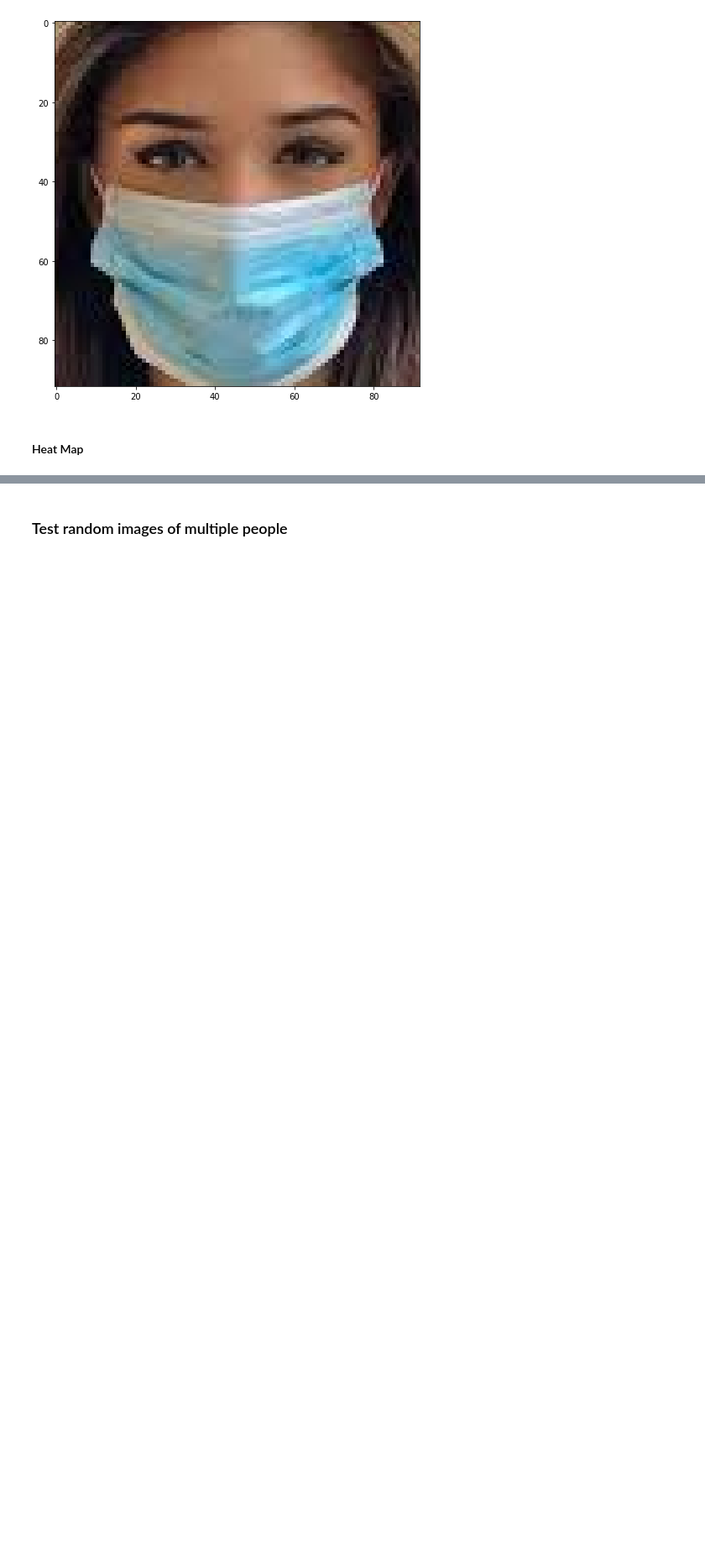
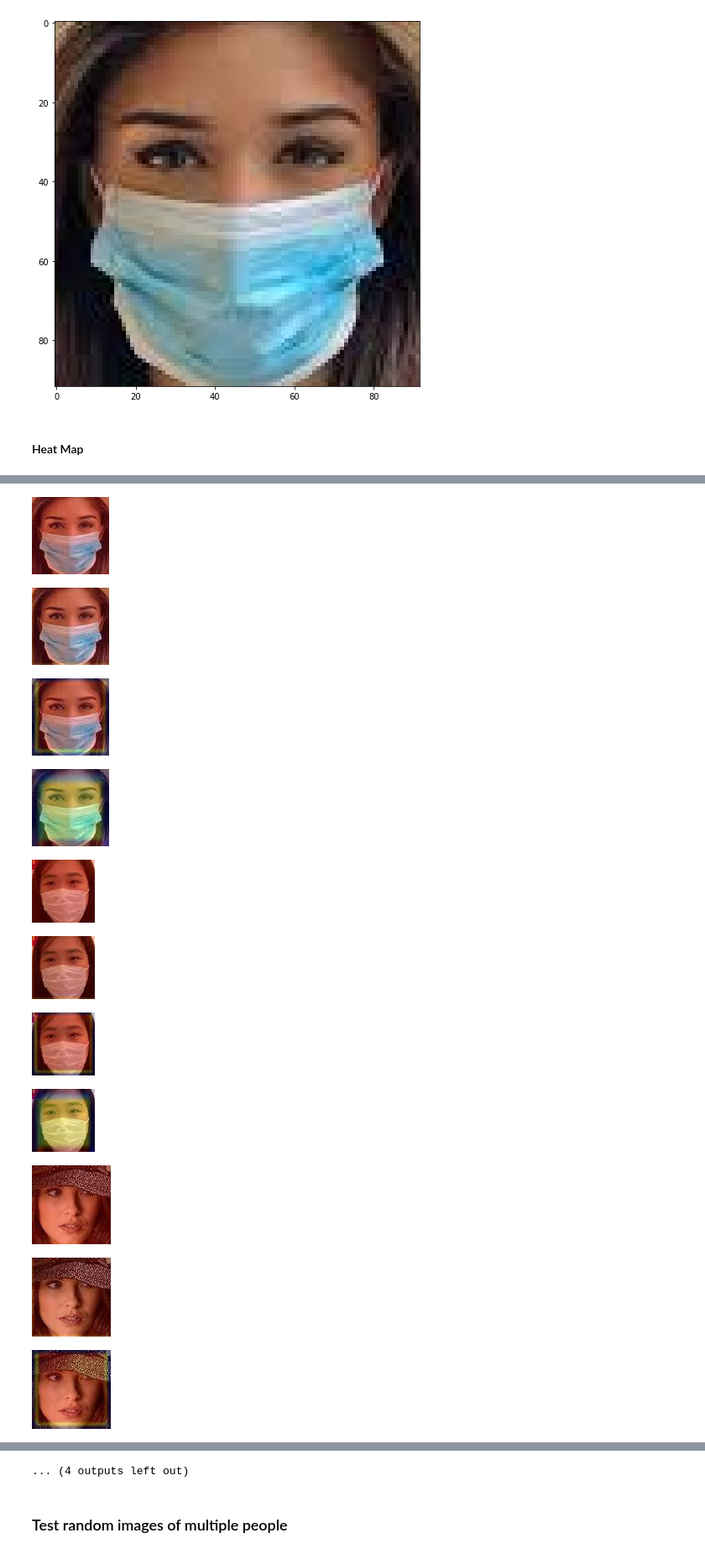
Before and after one commit to fdagher1/Face-Mask-Detection, a Jupyter notebook: FinalProject.ipynb, the cells around one changed output, grey strips where cells are left out. Shown at 84% size. Drawn from its saved outputs; the diff is of its cells as text; code cells hidden in the pictures; blank space fills up the shorter version.

```diff
--- a/FinalProject.ipynb
+++ b/FinalProject.ipynb
@@ -762,10 +746,0 @@ plt.show()
-# %%
-Aheatmap1 = gradcam.make_gradcam_heatmap(test_img_array/255, model_withAttention, "Aconv1")
-Aheatmap3 = gradcam.make_gradcam_heatmap(test_img_array/255, model_withAttention, "Aconv2")
-Aheatmap5 = gradcam.make_gradcam_heatmap(test_img_array/255, model_withAttention, "Aconv3")
-Aheatmap7 = gradcam.make_gradcam_heatmap(test_img_array/255, model_withAttention, "Aconv4")
-plt.matshow(Aheatmap1)
-plt.matshow(Aheatmap3)
-plt.matshow(Aheatmap5)
-plt.matshow(Aheatmap7)
-plt.show()
@@ -776,0 +747,28 @@ plt.show()
+# %%
+def gradcam_show(path,model):
+  test_img_array = gradcam.get_img_array(path,(img_height,img_width))
+  Aheatmap1 = gradcam.make_gradcam_heatmap(test_img_array/255, model, "Aconv1")
+  Aheatmap3 = gradcam.make_gradcam_heatmap(test_img_array/255, model, "Aconv2")
+  Aheatmap5 = gradcam.make_gradcam_heatmap(test_img_array/255, model, "Aconv3")
+  Aheatmap7 = gradcam.make_gradcam_heatmap(test_img_array/255, model, "Aconv4")
+  gradcam.save_and_display_gradcam(path,Aheatmap1)
+  gradcam.save_and_display_gradcam(path,Aheatmap3)
+  gradcam.save_and_display_gradcam(path,Aheatmap5)
+  gradcam.save_and_display_gradcam(path,Aheatmap7)
+# %%
+gradcam_show("data/trainvalidate/WithMask/148.png",model_withAttention)
+gradcam_show("data/trainvalidate/WithMask/126.png",model_withAttention)
+gradcam_show("data/trainvalidate/WithoutMask/11.png",model_withAttention)
+gradcam_show("data/trainvalidate/WithoutMask/17.png",model_withAttention)
+# %% [output]
+[figure, added]
+[figure, added]
+[figure, added]
+[figure, added]
+[figure, added]
+[figure, added]
+[figure, added]
+[figure, added]
+[figure, added]
+[figure, added]
+[figure, added]
@@ -777,3 +776,4 @@ plt.show()
+... (4 outputs left out)
 # %% [markdown]
 ### Test random images of multiple people
 # %%
```
Also changed, not shown: parts of 28 cells of this notebook.
